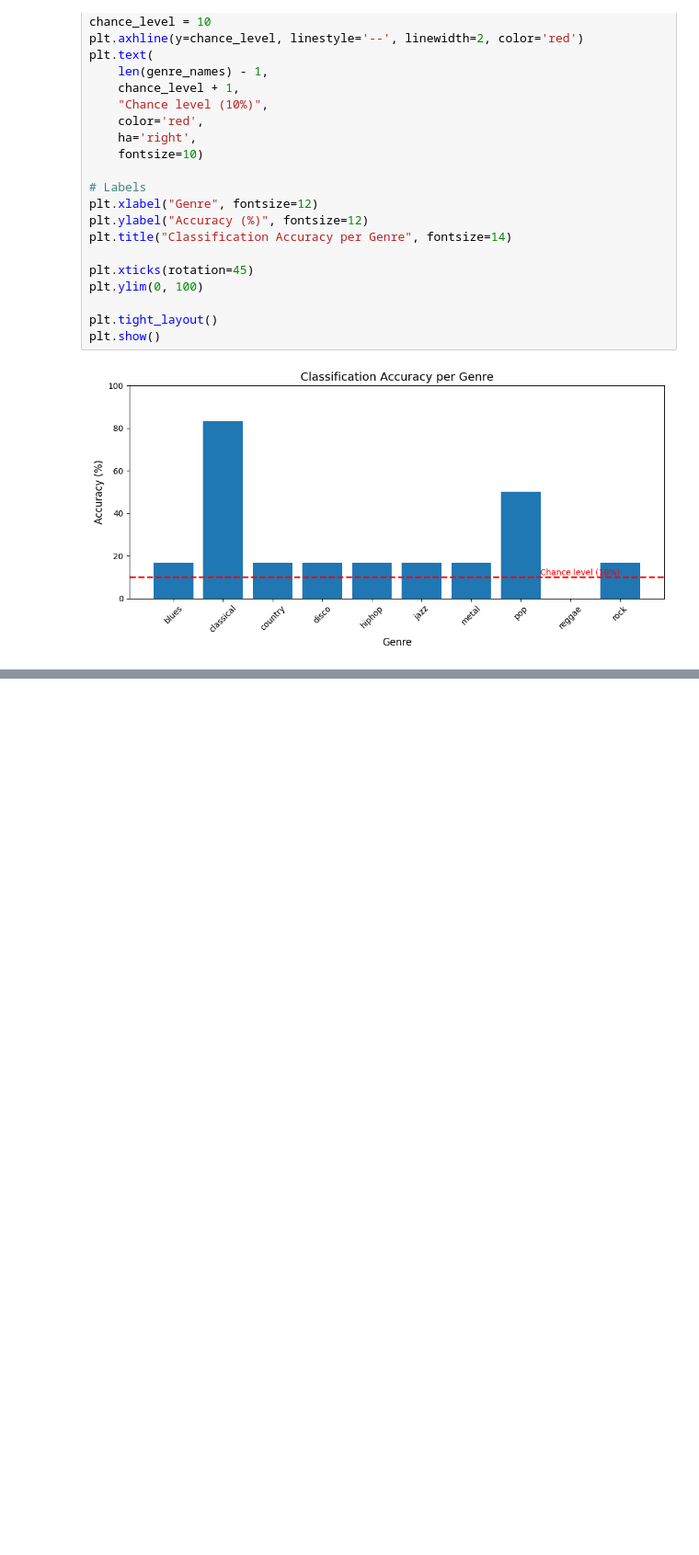
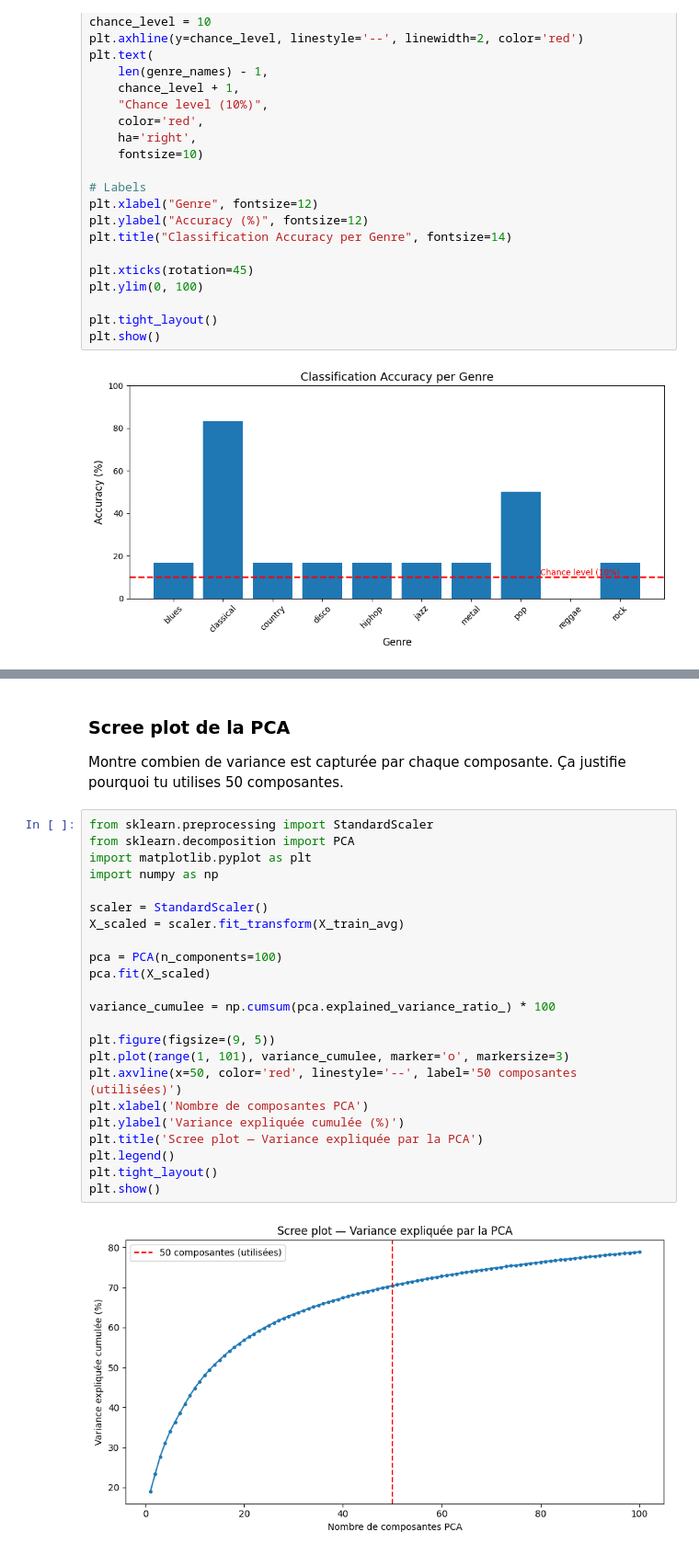
Before and after one commit to psy3019-6973-2026/BuuNguyen_Exercise_5, a Jupyter notebook: tasks/task_1.ipynb, the cells around one changed output, grey strips where cells are left out. Shown at 92% size. Saved outputs shown, nothing was run; the diff lists cells and outputs as text; blank space fills up the shorter version.

```diff
--- a/tasks/task_1.ipynb
+++ b/tasks/task_1.ipynb
@@ -508,0 +577,29 @@ plt.show()
+# %% [markdown]
+### Scree plot de la PCA
+
+Montre combien de variance est capturée par chaque composante. Ça justifie pourquoi tu utilises 50 composantes.
+# %%
+from sklearn.preprocessing import StandardScaler
+from sklearn.decomposition import PCA
+import matplotlib.pyplot as plt
+import numpy as np
+
+scaler = StandardScaler()
+X_scaled = scaler.fit_transform(X_train_avg)
+
+pca = PCA(n_components=100)
+pca.fit(X_scaled)
+
+variance_cumulee = np.cumsum(pca.explained_variance_ratio_) * 100
+
+plt.figure(figsize=(9, 5))
+plt.plot(range(1, 101), variance_cumulee, marker='o', markersize=3)
+plt.axvline(x=50, color='red', linestyle='--', label='50 composantes (utilisées)')
+plt.xlabel('Nombre de composantes PCA')
+plt.ylabel('Variance expliquée cumulée (%)')
+plt.title('Scree plot — Variance expliquée par la PCA')
+plt.legend()
+plt.tight_layout()
+plt.show()
+# %% [output]
+[figure, added]
```
Also changed, not shown: parts of 7 cells of this notebook, 3 other files.
